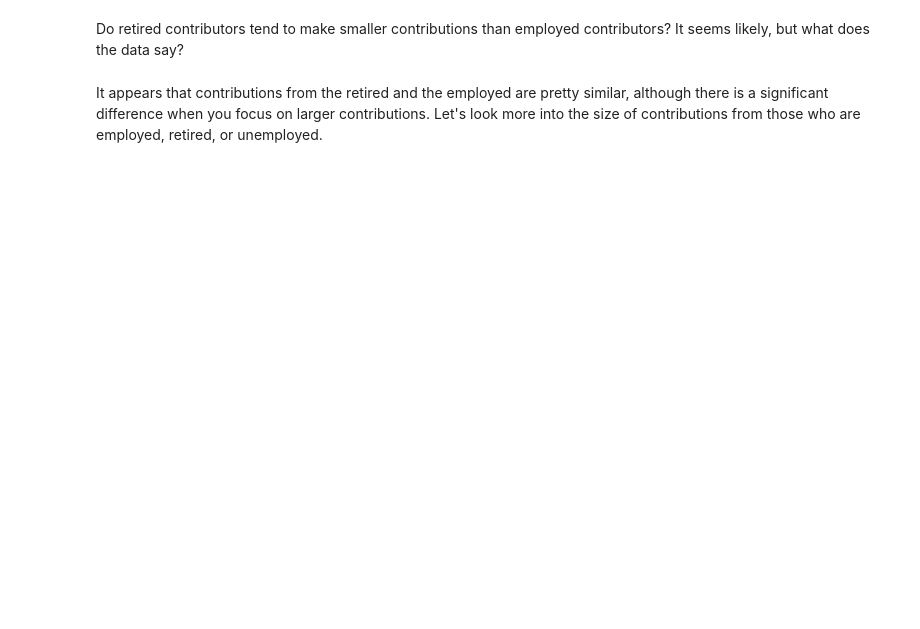
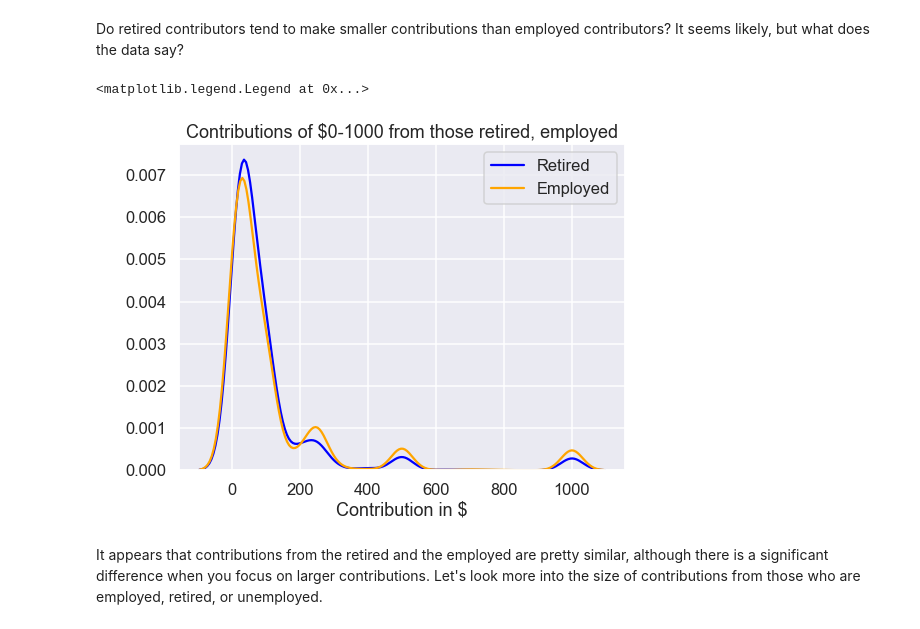
Before and after one commit to justinmello32/cst383-week5, a Jupyter notebook: campaign-exploration.ipynb, the cells around one changed output. Cells and saved outputs as stored; diff of their text form; code cells hidden in the pictures; blank space fills up the shorter version.

```diff
--- a/campaign-exploration.ipynb
+++ b/campaign-exploration.ipynb
@@ -195,12 +212,21 @@ Do retired contributors tend to make smaller contributions than employed contrib
 # %%
 #@ 10 Create a double density plot showing the distribution of
 # contribution amounts from those with employment_status values
 # of RETIRED and EMPLOYED.  Include only contributions of $0-1000.
 # Use Seaborn, and make sure to include
 # a legend.
 # Hint: consider creating two series, one for the contributions
 # from retired contributors, and one for the contributions from
 # employed contributors.
+sns.kdeplot(data=df[(df['contb_receipt_amt'] <= 1000) & (df['contb_receipt_amt'] > 0) & (df['employment_status'] == 'RETIRED')]['contb_receipt_amt'], color="blue", linestyle="-", label="Retired")
+sns.kdeplot(data=df[(df['contb_receipt_amt'] <= 1000) & (df['contb_receipt_amt'] > 0) & (df['employment_status'] == 'EMPLOYED')]['contb_receipt_amt'], color="orange", linestyle="-", label="Employed")
+plt.title("Contributions of $0-1000 from those retired, employed")
+plt.xlabel("Contribution in $")
+plt.ylabel(" ")
+plt.legend(loc='upper right')
+# %% [output]
+<matplotlib.legend.Legend at 0x...>
+[figure, added]
 # %% [markdown]
 It appears that contributions from the retired and the employed are pretty similar, although there is a significant difference when you focus on larger contributions.  Let's look more into the size of contributions from those who are employed, retired, or unemployed.
 # %%
```
Also changed, not shown: parts of 2 cells of this notebook.
